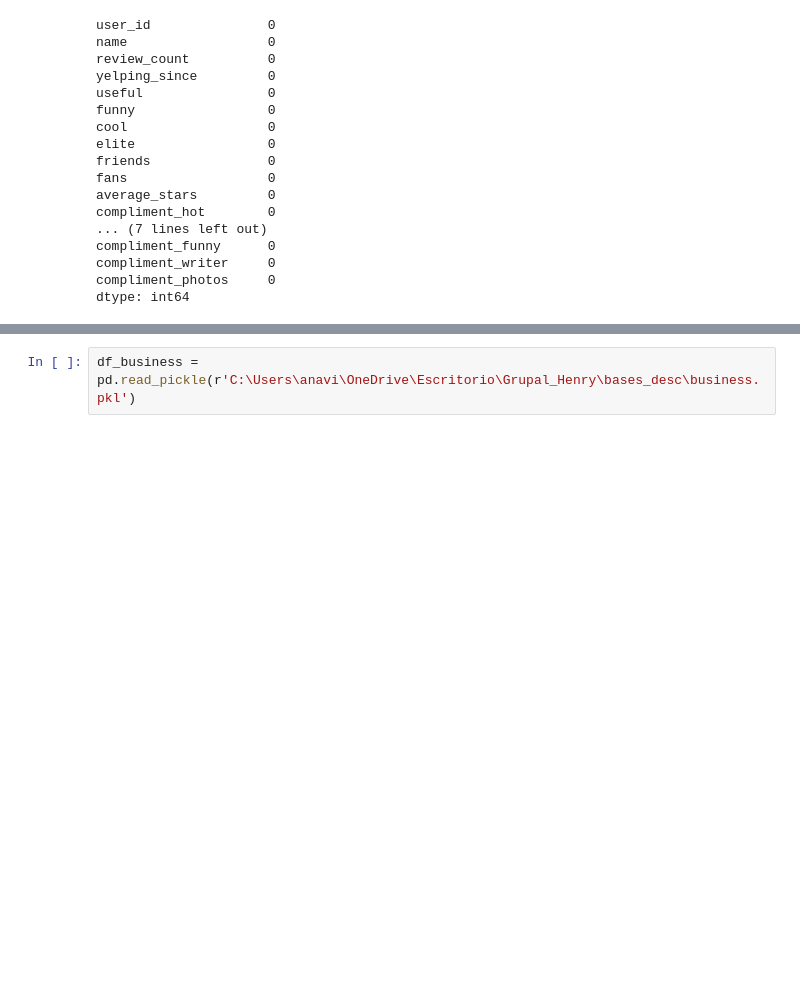
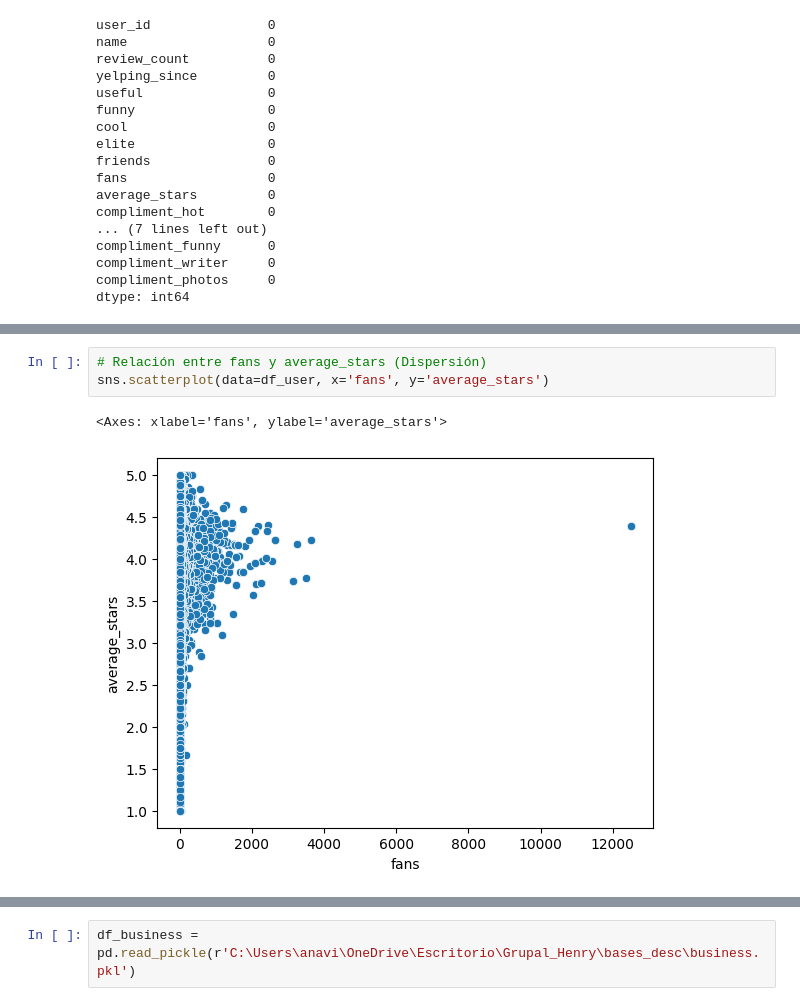
Before and after one commit to LauchaLogico/Proyecto_Final, a Jupyter notebook: eda_users.ipynb, the cells around one changed output, grey strips where cells are left out. Cells and saved outputs as stored; diff of their text form; blank space fills up the shorter version.

```diff
--- a/eda_users.ipynb
+++ b/eda_users.ipynb
@@ -73,0 +79,6 @@ dtype: int64
+# %%
+# Relación entre fans y average_stars (Dispersión)
+sns.scatterplot(data=df_user, x='fans', y='average_stars')
+# %% [output]
+<Axes: xlabel='fans', ylabel='average_stars'>
+[figure, added]
```
Also changed, not shown: parts of 16 cells of this notebook.
